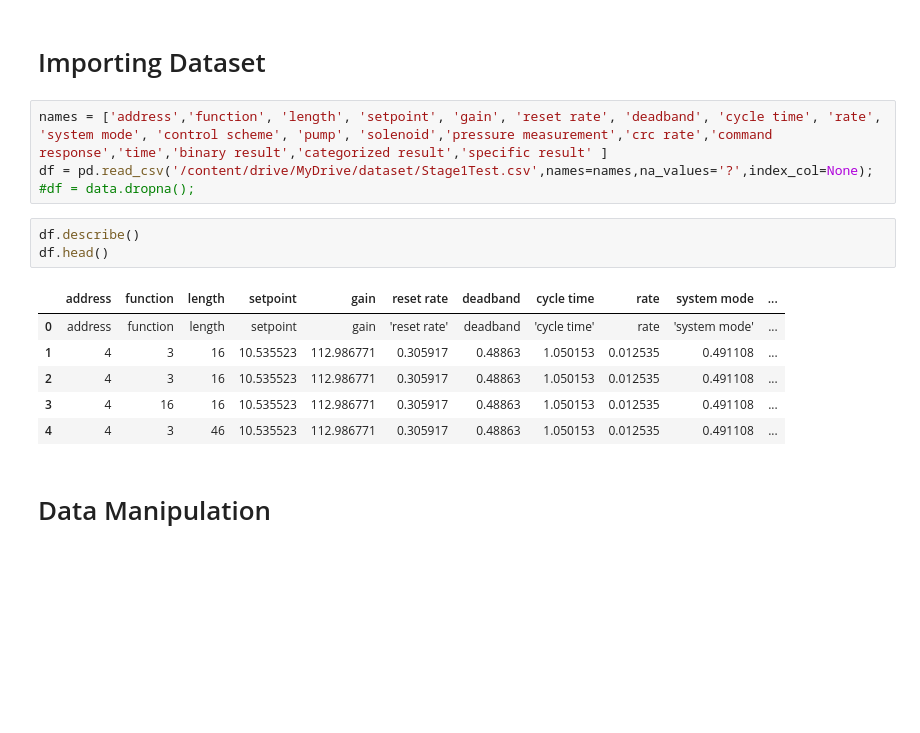
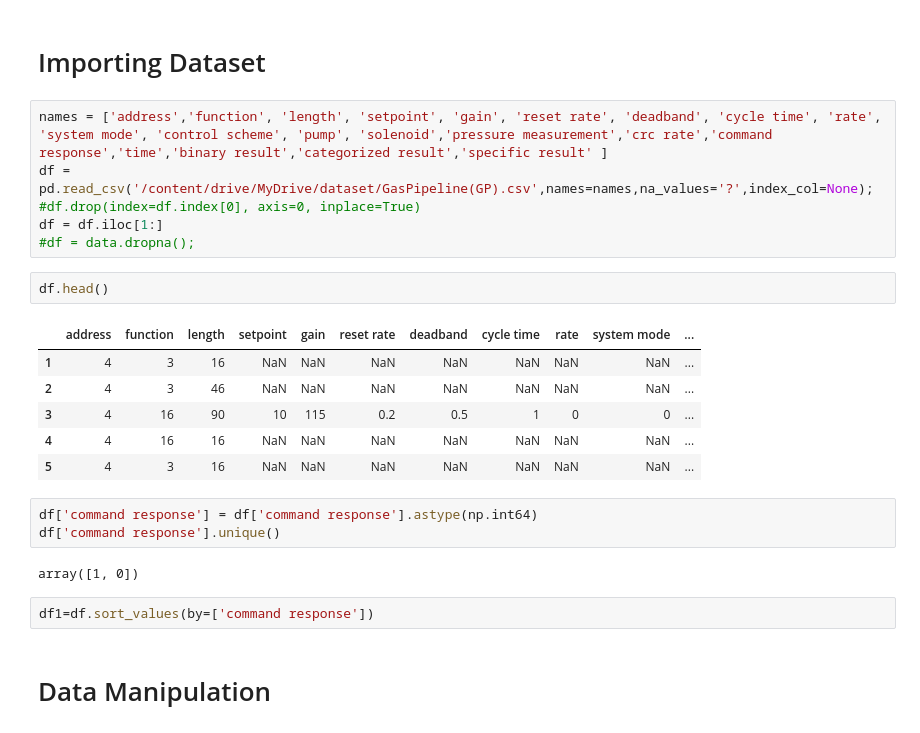
Before and after one commit to monirpust/cyber-attak-detection-using-ml-dl, a Jupyter notebook: ensemble_methodology_final.ipynb, the cells around one changed output. Cells and saved outputs as stored; diff of their text form; blank space fills up the shorter version.

```diff
--- a/ensemble_methodology_final.ipynb
+++ b/ensemble_methodology_final.ipynb
@@ -17,18 +17,26 @@ from sklearn.model_selection import train_test_split
 # Importing Dataset
 # %%
 names = ['address','function', 'length', 'setpoint', 'gain', 'reset rate', 'deadband', 'cycle time', 'rate', 'system mode', 'control scheme', 'pump', 'solenoid','pressure measurement','crc rate','command response','time','binary result','categorized result','specific result' ]
-df = pd.read_csv('/content/drive/MyDrive/dataset/Stage1Test.csv',names=names,na_values='?',index_col=None);
+df = pd.read_csv('/content/drive/MyDrive/dataset/GasPipeline(GP).csv',names=names,na_values='?',index_col=None);
+#df.drop(index=df.index[0], axis=0, inplace=True)
+df = df.iloc[1:]
 #df = data.dropna();
 # %%
-df.describe()
 df.head()
 # %% [output]
 |  | address | function | length | setpoint | gain | reset rate | deadband | cycle time | rate | system mode | ... |
-| 0 | address | function | length | setpoint | gain | 'reset rate' | deadband | 'cycle time' | rate | 'system mode' | ... |
-| 1 | 4 | 3 | 16 | 10.535523 | 112.986771 | 0.305917 | 0.48863 | 1.050153 | 0.012535 | 0.491108 | ... |
-| 2 | 4 | 3 | 16 | 10.535523 | 112.986771 | 0.305917 | 0.48863 | 1.050153 | 0.012535 | 0.491108 | ... |
-| 3 | 4 | 16 | 16 | 10.535523 | 112.986771 | 0.305917 | 0.48863 | 1.050153 | 0.012535 | 0.491108 | ... |
-| 4 | 4 | 3 | 46 | 10.535523 | 112.986771 | 0.305917 | 0.48863 | 1.050153 | 0.012535 | 0.491108 | ... |
+| 1 | 4 | 3 | 16 | NaN | NaN | NaN | NaN | NaN | NaN | NaN | ... |
+| 2 | 4 | 3 | 46 | NaN | NaN | NaN | NaN | NaN | NaN | NaN | ... |
+| 3 | 4 | 16 | 90 | 10 | 115 | 0.2 | 0.5 | 1 | 0 | 0 | ... |
+| 4 | 4 | 16 | 16 | NaN | NaN | NaN | NaN | NaN | NaN | NaN | ... |
+| 5 | 4 | 3 | 16 | NaN | NaN | NaN | NaN | NaN | NaN | NaN | ... |
+# %%
+df['command response'] = df['command response'].astype(np.int64)
+df['command response'].unique()
+# %% [output]
+array([1, 0])
+# %%
+df1=df.sort_values(by=['command response'])
 # %% [markdown]
 # Data Manipulation
 # %%
```
Also changed, not shown: parts of 16 cells of this notebook.
